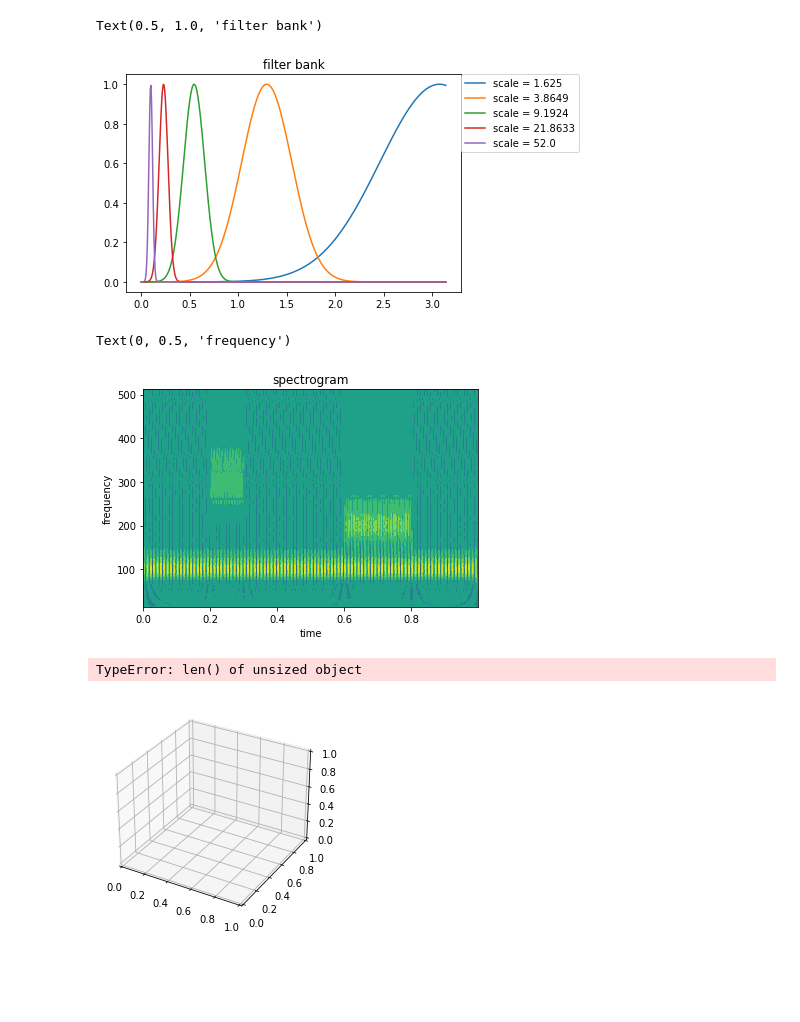
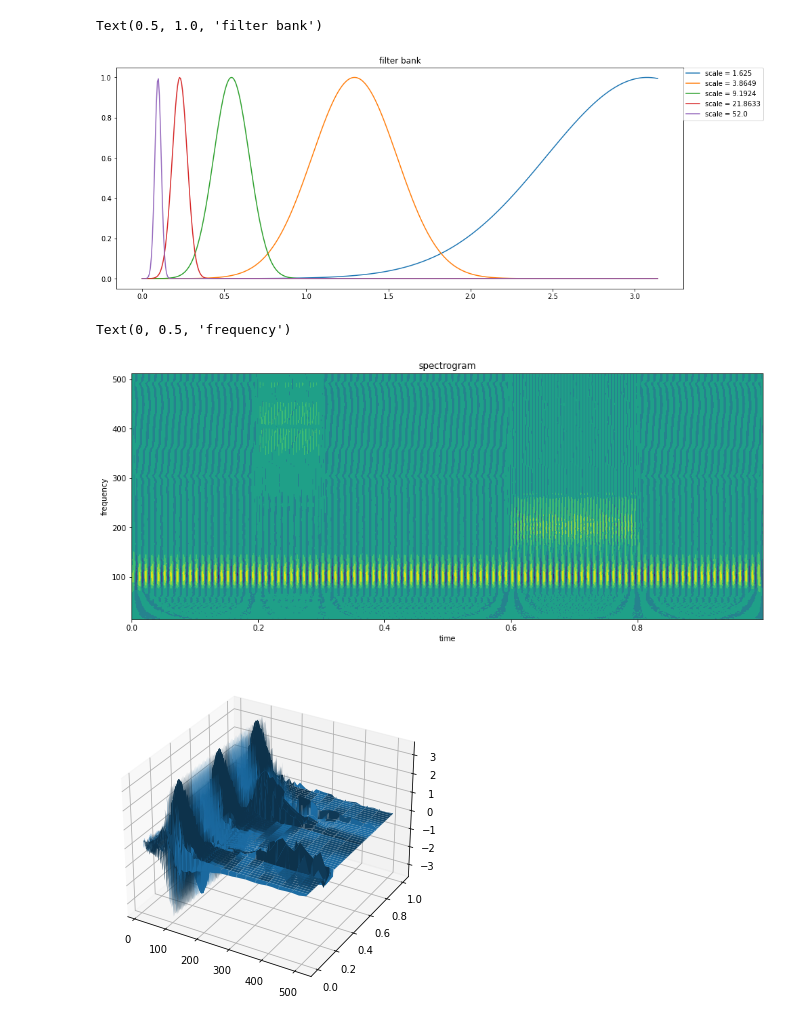
Before and after one commit to brianhu0716/Time-Frequency-Analysis, a Jupyter notebook: cwt_tutorial.ipynb, the cells around one changed output. Drawn from its saved outputs; the diff is of its cells as text; code cells hidden in the pictures; blank space fills up the shorter version.

```diff
--- a/cwt_tutorial.ipynb
+++ b/cwt_tutorial.ipynb
@@ -25,6 +26,7 @@ Text(0, 0.5, 'amplitude')
 tw = np.linspace(-8,8,len(data))
 w0 = 5
 phi = np.exp(-tw ** 2 / 2) * np.cos(w0 * tw)
+plt.rcParams["figure.figsize"] = (15, 6)
 plt.figure()
 plt.title("mother wavelet")
 plt.plot(tw,phi)
@@ -39,6 +41,7 @@ wc = 2 * np.pi * pywt.central_frequency('morl')
 s0 = wc / np.pi
 jmax = np.floor(np.log2(len(data) / (s0 * 2 * 8)) * NV)
 scales = s0 * 2 ** (np.arange(0,jmax) / NV)
+plt.rcParams["figure.figsize"] = (15, 6)
 plt.figure()
 for idx,s in enumerate(scales):
     if idx % 20 == 0:
@@ -61,6 +64,7 @@ plt.figure()
 for band_pass_filter in filter_bank:
     plt.plot(w, band_pass_filter)
 '''
+plt.rcParams["figure.figsize"] = (15, 6)
 plt.figure()
 for idx, band_pass_filter in enumerate(filter_bank):
     if idx % 20 == 0:
@@ -69,10 +73,11 @@ plt.legend(bbox_to_anchor=(1, 1), loc=2, borderaxespad=0.)
 plt.title("filter bank")
 # %% [output]
 Text(0.5, 1.0, 'filter bank')
-[figure, old version]
+[figure, new version]
 # %%
 wavename = 'morl'
 [spectrogram, frequencies] = pywt.cwt(data, scales, wavename, 1 / fs)
+plt.rcParams["figure.figsize"] = (15, 6)
 plt.figure()
 plt.contourf(t,frequencies,spectrogram)
 plt.title("spectrogram")
@@ -80,12 +85,12 @@ plt.xlabel('time')
 plt.ylabel('frequency')
 # %% [output]
 Text(0, 0.5, 'frequency')
-[figure, old version]
+[figure, new version]
 # %%
+plt.rcParams["figure.figsize"] = (15, 6)
 fig = plt.figure()
 ax = fig.gca(projection='3d')
-ax.plot_surface(frequencies[:, None],t[None,:], spectrogram, '.')
+ax.plot_surface(frequencies[:, None], t[None, :], spectrogram)
 plt.show()
 # %% [output]
-TypeError: len() of unsized object
-[figure, old version]
+[figure, new version]
```
Also changed, not shown: parts of 3 cells of this notebook, 2 other files.
